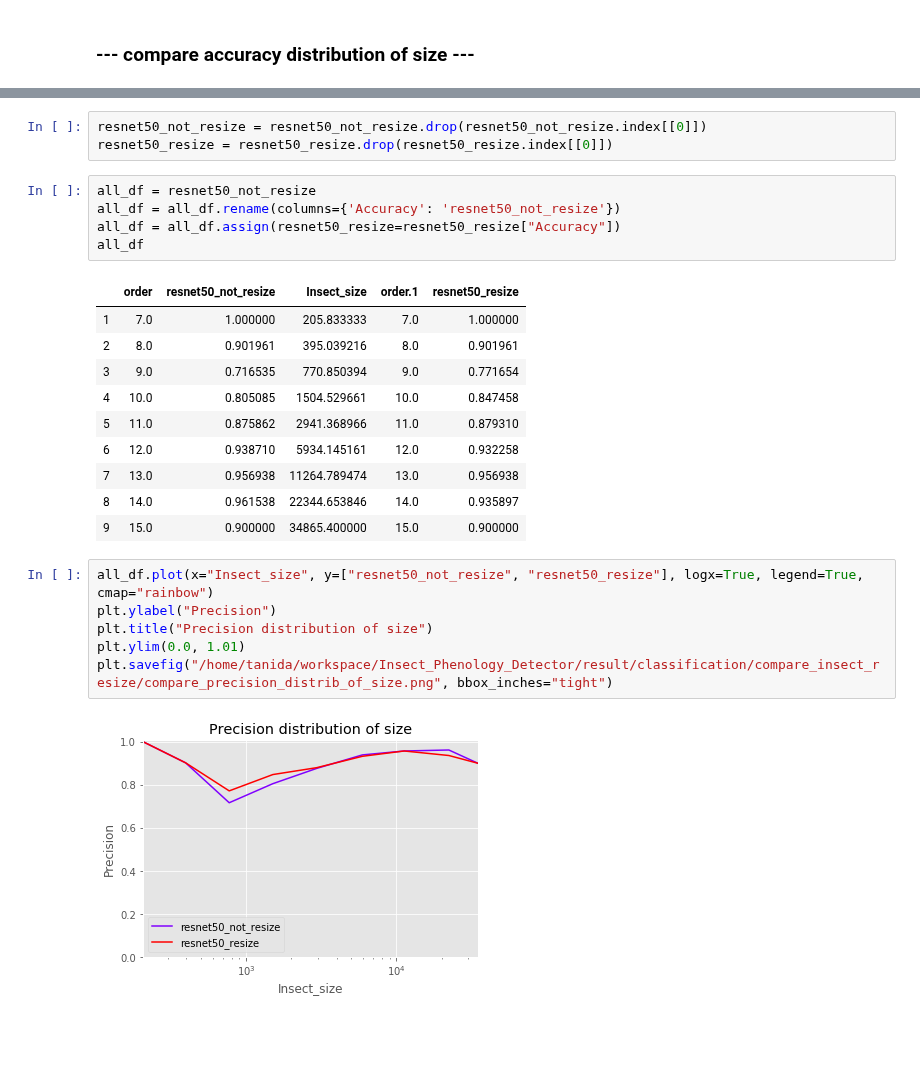
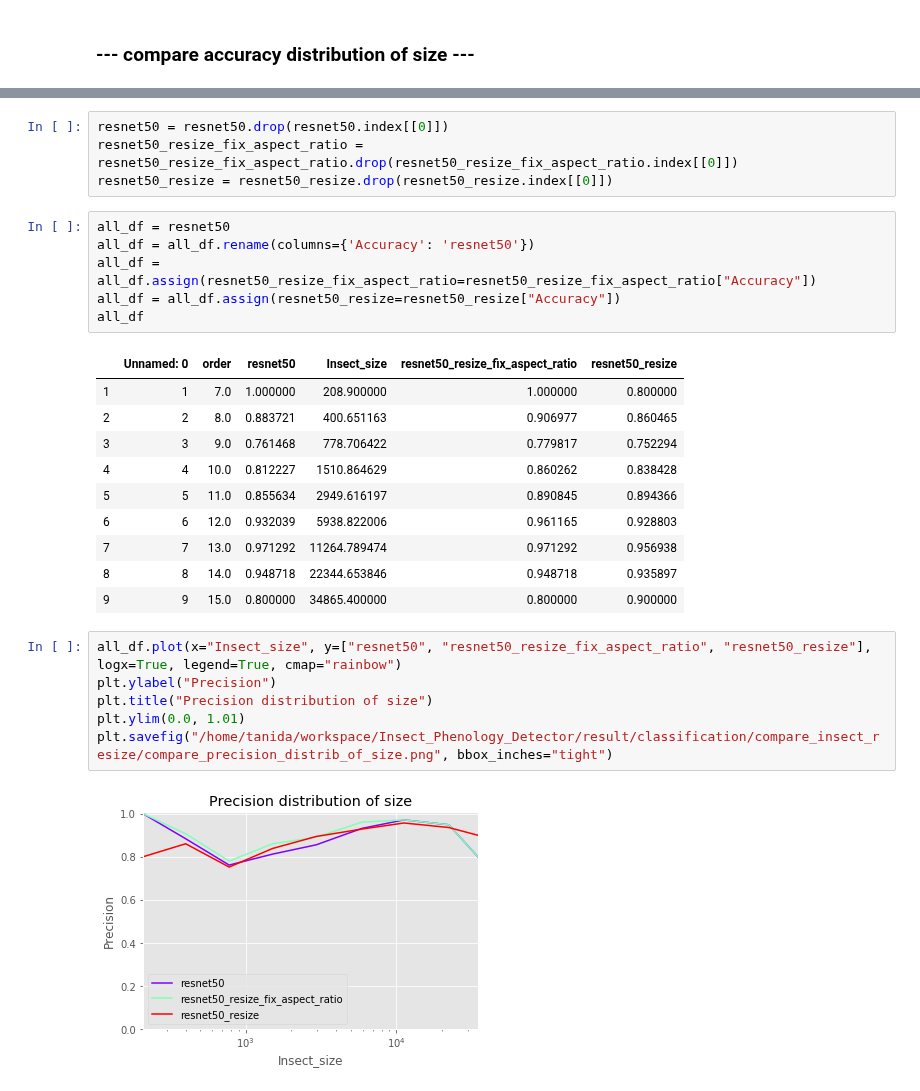
Before and after one commit to keiiti975/Insect_Phenology_Detector, a Jupyter notebook: result/classification/compare_insect_resize/compare_insect_resize.ipynb, the cells around one changed output, grey strips where cells are left out. Drawn from its saved outputs; the diff is of its cells as text; blank space fills up the shorter version.

Commit message:
add cls_resize result

```diff
--- a/result/classification/compare_insect_resize/compare_insect_resize.ipynb
+++ b/result/classification/compare_insect_resize/compare_insect_resize.ipynb
@@ -98,27 +64,29 @@ resnet50_resize
 # %%
-resnet50_not_resize = resnet50_not_resize.drop(resnet50_not_resize.index[[0]])
+resnet50 = resnet50.drop(resnet50.index[[0]])
+resnet50_resize_fix_aspect_ratio = resnet50_resize_fix_aspect_ratio.drop(resnet50_resize_fix_aspect_ratio.index[[0]])
 resnet50_resize = resnet50_resize.drop(resnet50_resize.index[[0]])
 # %%
-all_df = resnet50_not_resize
-all_df = all_df.rename(columns={'Accuracy': 'resnet50_not_resize'})
+all_df = resnet50
+all_df = all_df.rename(columns={'Accuracy': 'resnet50'})
+all_df = all_df.assign(resnet50_resize_fix_aspect_ratio=resnet50_resize_fix_aspect_ratio["Accuracy"])
 all_df = all_df.assign(resnet50_resize=resnet50_resize["Accuracy"])
 all_df
 # %% [output]
-|  | order | resnet50_not_resize | Insect_size | order.1 | resnet50_resize |
-| 1 | 7.0 | 1.000000 | 205.833333 | 7.0 | 1.000000 |
-| 2 | 8.0 | 0.901961 | 395.039216 | 8.0 | 0.901961 |
-| 3 | 9.0 | 0.716535 | 770.850394 | 9.0 | 0.771654 |
-| 4 | 10.0 | 0.805085 | 1504.529661 | 10.0 | 0.847458 |
-| 5 | 11.0 | 0.875862 | 2941.368966 | 11.0 | 0.879310 |
-| 6 | 12.0 | 0.938710 | 5934.145161 | 12.0 | 0.932258 |
-| 7 | 13.0 | 0.956938 | 11264.789474 | 13.0 | 0.956938 |
-| 8 | 14.0 | 0.961538 | 22344.653846 | 14.0 | 0.935897 |
-| 9 | 15.0 | 0.900000 | 34865.400000 | 15.0 | 0.900000 |
+|  | Unnamed: 0 | order | resnet50 | Insect_size | resnet50_resize_fix_aspect_ratio | resnet50_resize |
+| 1 | 1 | 7.0 | 1.000000 | 208.900000 | 1.000000 | 0.800000 |
+| 2 | 2 | 8.0 | 0.883721 | 400.651163 | 0.906977 | 0.860465 |
+| 3 | 3 | 9.0 | 0.761468 | 778.706422 | 0.779817 | 0.752294 |
+| 4 | 4 | 10.0 | 0.812227 | 1510.864629 | 0.860262 | 0.838428 |
+| 5 | 5 | 11.0 | 0.855634 | 2949.616197 | 0.890845 | 0.894366 |
+| 6 | 6 | 12.0 | 0.932039 | 5938.822006 | 0.961165 | 0.928803 |
+| 7 | 7 | 13.0 | 0.971292 | 11264.789474 | 0.971292 | 0.956938 |
+| 8 | 8 | 14.0 | 0.948718 | 22344.653846 | 0.948718 | 0.935897 |
+| 9 | 9 | 15.0 | 0.800000 | 34865.400000 | 0.800000 | 0.900000 |
 # %%
-all_df.plot(x="Insect_size", y=["resnet50_not_resize", "resnet50_resize"], logx=True, legend=True, cmap="rainbow")
+all_df.plot(x="Insect_size", y=["resnet50", "resnet50_resize_fix_aspect_ratio", "resnet50_resize"], logx=True, legend=True, cmap="rainbow")
 plt.ylabel("Precision")
 plt.title("Precision distribution of size")
 plt.ylim(0.0, 1.01)
 plt.savefig("/home/tanida/workspace/Insect_Phenology_Detector/result/classification/compare_insect_resize/compare_precision_distrib_of_size.png", bbox_inches="tight")
 # %% [output]
-[figure, old version]
+[figure, new version]
```
Also changed, not shown: parts of 6 cells of this notebook, 2 other files.
